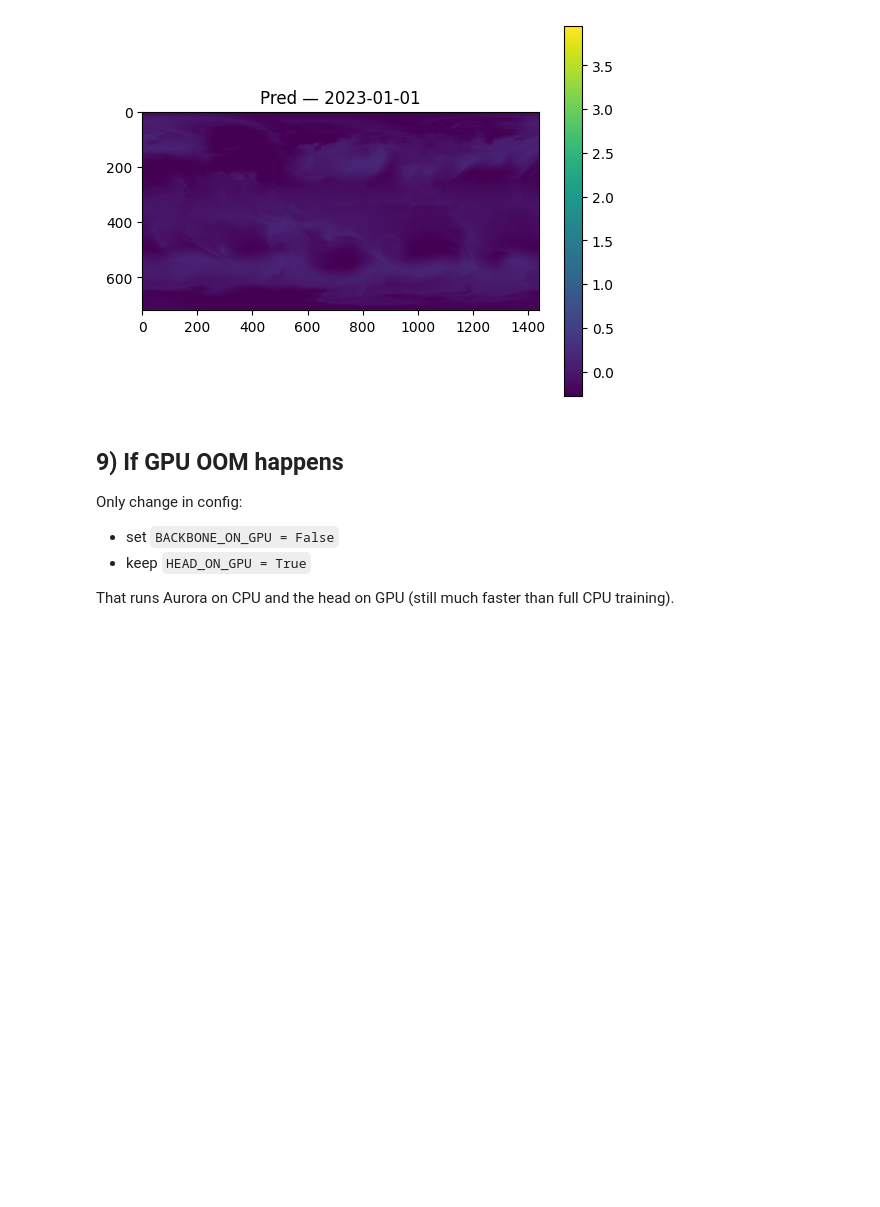
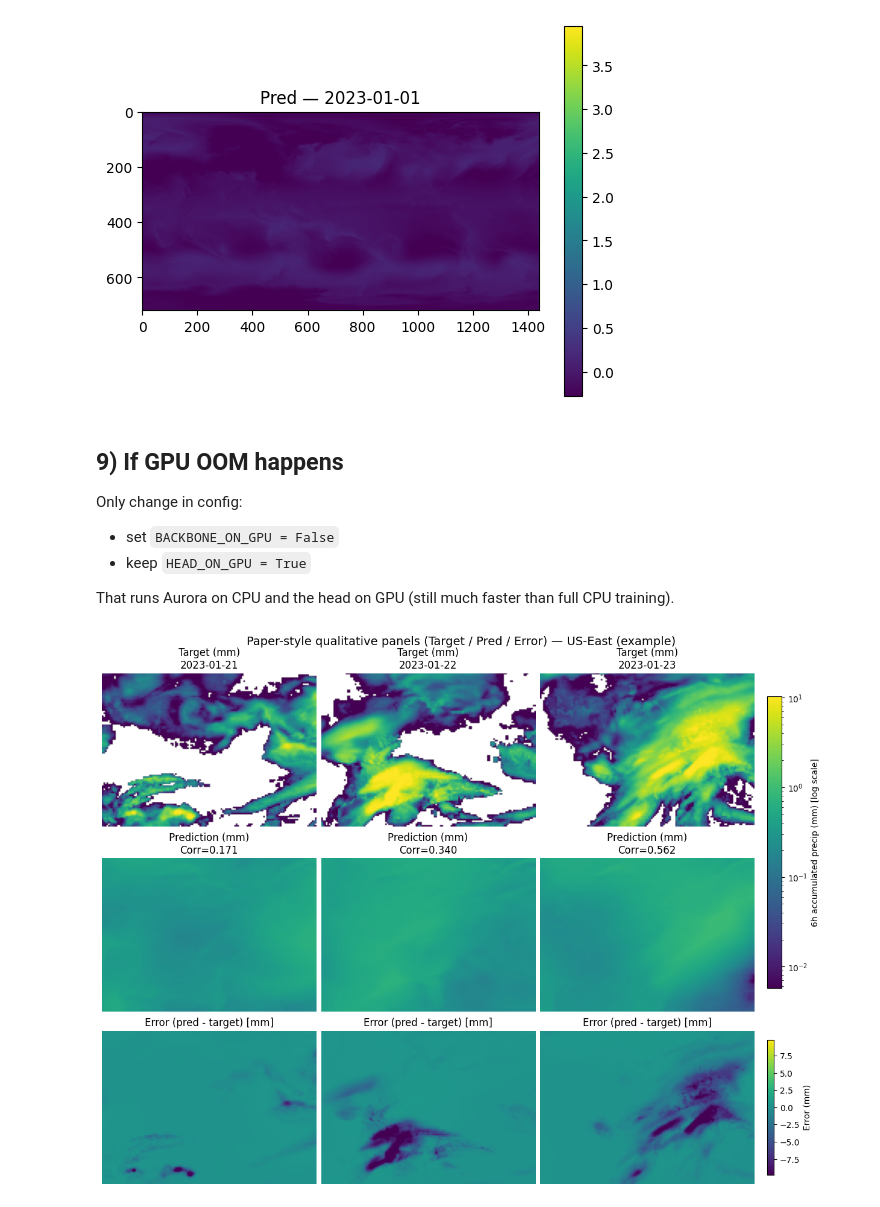
Before and after one commit to MichelFaloughi/enm5310-project, a Jupyter notebook: data/notebook2.ipynb, the cells around one changed output. Cells and saved outputs as stored; diff of their text form; code cells hidden in the pictures; blank space fills up the shorter version.

```diff
--- a/data/notebook2.ipynb
+++ b/data/notebook2.ipynb
@@ -617,0 +698,81 @@ That runs Aurora on CPU and the head on GPU (still much faster than full CPU tra
+# %%
+# ---- choose which dates to visualize ----
+# pick a few validation cases if you have them; otherwise use a few training
+SHOW_DATES = (VAL_DATES[:3] if len(VAL_DATES) else TRAIN_DATES[:3])
+
+# ---- optional: region zoom (set USE_REGION=False to plot global) ----
+USE_REGION = True
+REGION = {
+    "name": "US-East (example)",
+    "lat_min": 25, "lat_max": 50,
+    "lon_min": 260, "lon_max": 295,   # 0..360 convention (260=100W, 295=65W)
+}
+
+# collect fields
+cases = []
+for d in SHOW_DATES:
+    y_true_n, y_pred_n, (lat_t, lon_t) = predict_norm(d)
+
+    y_true_mm = denorm_to_mm(y_true_n).numpy()
+    y_pred_mm = denorm_to_mm(y_pred_n).numpy()
+    err_mm    = (y_pred_mm - y_true_mm)
+
+    lat = lat_t.numpy()
+    lon = lon_t.numpy()
+
+    if USE_REGION:
+        y_true_mm, lat_c, lon_c = crop_latlon(y_true_mm, lat, lon, **{k: REGION[k] for k in ["lat_min","lat_max","lon_min","lon_max"]})
+        y_pred_mm, _, _ = crop_latlon(y_pred_mm, lat, lon, **{k: REGION[k] for k in ["lat_min","lat_max","lon_min","lon_max"]})
+        err_mm,    _, _ = crop_latlon(err_mm,    lat, lon, **{k: REGION[k] for k in ["lat_min","lat_max","lon_min","lon_max"]})
+        lat, lon = lat_c, lon_c
+
+    corr = pearson_corr(y_true_mm, y_pred_mm)
+    cases.append((d, y_true_mm, y_pred_mm, err_mm, corr, lat, lon))
+
+# shared color limits (log) for precip across all shown cases
+all_true = np.concatenate([c[1].reshape(-1) for c in cases])
+all_pred = np.concatenate([c[2].reshape(-1) for c in cases])
+all_pp   = np.concatenate([all_true, all_pred])
+
+# avoid zeros for LogNorm
+eps = 1e-3  # mm
+vmin = max(eps, np.percentile(all_pp[all_pp > 0], 5)) if np.any(all_pp > 0) else eps
+vmax = np.percentile(all_pp, 99.5) if np.any(all_pp > 0) else 1.0
+
+# error symmetric limits
+eabs = np.percentile(np.abs(np.concatenate([c[3].reshape(-1) for c in cases])), 99.0)
+eabs = max(eabs, 1e-3)
+
+n = len(cases)
+fig, axes = plt.subplots(3, n, figsize=(4*n, 9), constrained_layout=True)
+
+if n == 1:
+    axes = np.array(axes).reshape(3, 1)
+
+for j, (d, y_t, y_p, e, corr, lat, lon) in enumerate(cases):
+    ax0, ax1, ax2 = axes[0, j], axes[1, j], axes[2, j]
+
+    im0 = ax0.imshow(y_t, norm=LogNorm(vmin=vmin, vmax=vmax))
+    ax0.set_title(f"Target (mm)\n{d}")
+    ax0.axis("off")
+
+    im1 = ax1.imshow(y_p, norm=LogNorm(vmin=vmin, vmax=vmax))
+    ax1.set_title(f"Prediction (mm)\nCorr={corr:.3f}")
+    ax1.axis("off")
+
+    im2 = ax2.imshow(e, norm=TwoSlopeNorm(vmin=-eabs, vcenter=0.0, vmax=eabs))
+    ax2.set_title("Error (pred - target) [mm]")
+    ax2.axis("off")
+
+# colorbars (one for precip, one for error)
+cbar0 = fig.colorbar(im0, ax=axes[0, :].tolist() + axes[1, :].tolist(), shrink=0.85, pad=0.02)
+cbar0.set_label("6h accumulated precip (mm) [log scale]")
+
+cbar1 = fig.colorbar(im2, ax=axes[2, :].tolist(), shrink=0.85, pad=0.02)
+cbar1.set_label("Error (mm)")
+
+title_region = f" — {REGION['name']}" if USE_REGION else ""
+fig.suptitle(f"Paper-style qualitative panels (Target / Pred / Error){title_region}", y=1.02, fontsize=14)
+plt.show()
+# %% [output]
+[figure, added]
```
Also changed, not shown: parts of 7 cells of this notebook.
